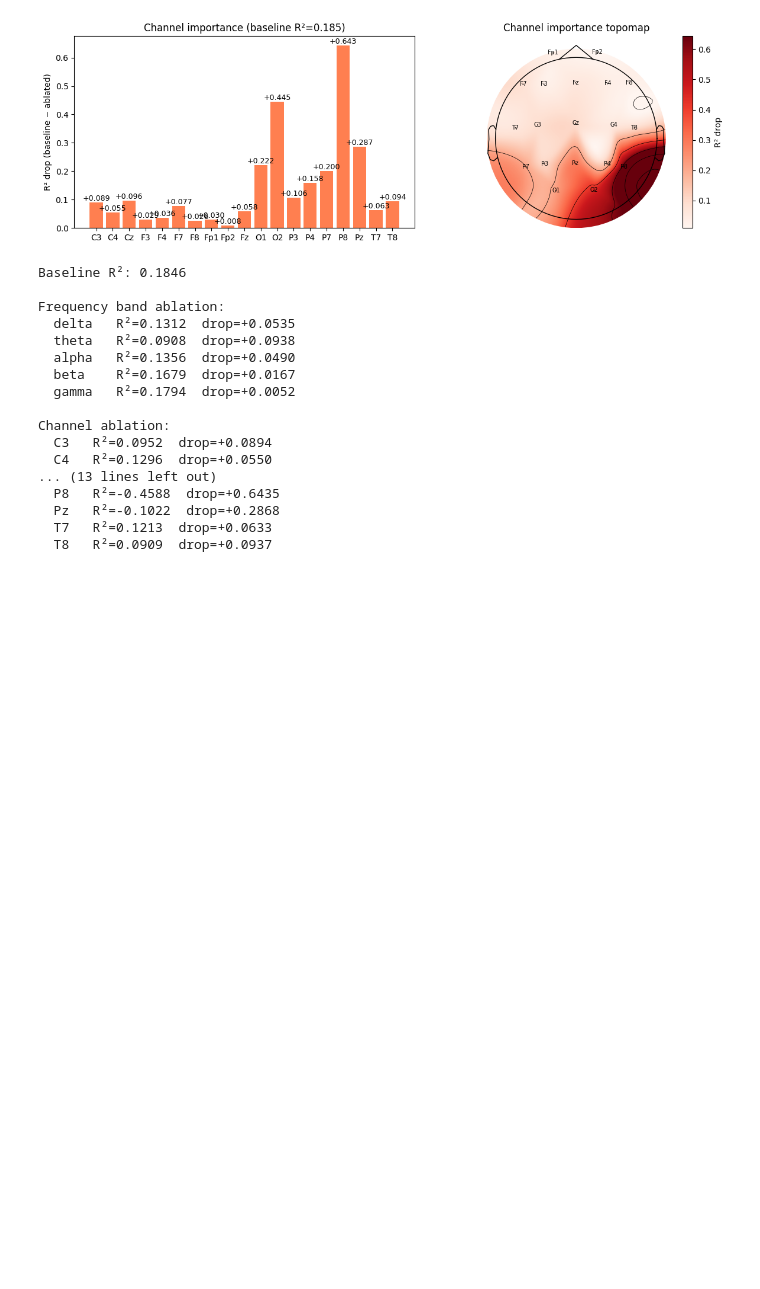
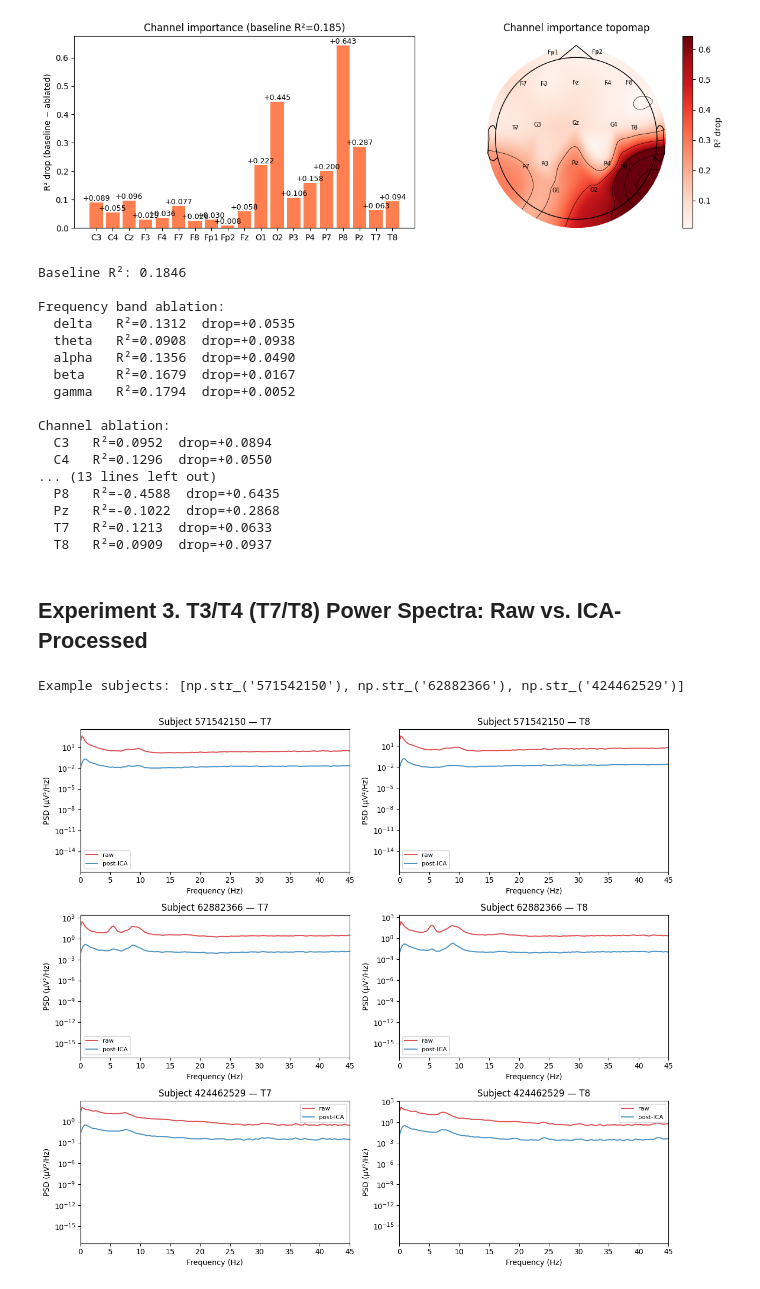
Before and after one commit to william2952/EEG_FDG_dementia, a Jupyter notebook: interpretability_analysis.ipynb, the cells around one changed output. Saved outputs shown, nothing was run; the diff lists cells and outputs as text; code cells hidden in the pictures; blank space fills up the shorter version.

```diff
--- a/interpretability_analysis.ipynb
+++ b/interpretability_analysis.ipynb
@@ -341,3 +341,55 @@ Channel ablation:
   Pz   R²=-0.1022  drop=+0.2868
   T7   R²=0.1213  drop=+0.0633
   T8   R²=0.0909  drop=+0.0937
+# %% [markdown]
+## Experiment 3. T3/T4 (T7/T8) Power Spectra: Raw vs. ICA-Processed
+# %%
+from scipy.signal import welch
+
+RAW_DIR = "model_data/orig_eeg_raw_19_channels"
+ICA_DIR = "model_data/post_ica_19_channels_var"
+PSD_CHANNELS = ["T7", "T8"]   # T3/T4 in the old 10-20 nomenclature
+EXAMPLE_SUBJECTS = list(test_subjects[:3])
+
+def load_channel_trace(parquet_dir, subject, channel):
+    """Concatenate all segments for one channel into a single 1-D trace."""
+    df = pd.read_parquet(Path(parquet_dir) / f"{subject}.parquet",
+                          columns=["channel_name", "segment", "segment_index"])
+    df = df[df["channel_name"] == channel].sort_values("segment_index")
+    return np.concatenate([np.asarray(a, dtype=np.float32) for a in df["segment"]])
+
+def compute_psd(trace, fs=SFREQ, seg_seconds=4):
+    nperseg = min(len(trace), int(fs * seg_seconds))
+    freqs, pxx = welch(trace, fs=fs, nperseg=nperseg)
+    return freqs, pxx
+
+print(f"Example subjects: {EXAMPLE_SUBJECTS}")
+# %% [output]
+Example subjects: [np.str_('571542150'), np.str_('62882366'), np.str_('424462529')]
+# %%
+fig, axes = plt.subplots(len(EXAMPLE_SUBJECTS), len(PSD_CHANNELS),
+                          figsize=(6 * len(PSD_CHANNELS), 3.5 * len(EXAMPLE_SUBJECTS)),
+                          squeeze=False)
+
+for row, subj in enumerate(EXAMPLE_SUBJECTS):
+    for col, ch in enumerate(PSD_CHANNELS):
+        ax = axes[row][col]
+        raw_trace = load_channel_trace(RAW_DIR, subj, ch)
+        ica_trace = load_channel_trace(ICA_DIR, subj, ch)
+
+        f_raw, p_raw = compute_psd(raw_trace)
+        f_ica, p_ica = compute_psd(ica_trace)
+
+        ax.semilogy(f_raw, p_raw, label="raw", color="tab:red", alpha=0.8)
+        ax.semilogy(f_ica, p_ica, label="post-ICA", color="tab:blue", alpha=0.8)
+        ax.set_xlim(0, 45)
+        ax.set_xlabel("Frequency (Hz)")
+        ax.set_ylabel("PSD (µV²/Hz)")
+        ax.set_title(f"Subject {subj} — {ch}")
+        ax.legend(fontsize=8)
+
+plt.tight_layout()
+plt.savefig("model_data/t3_t4_psd_raw_vs_ica.png", dpi=150)
+plt.show()
+# %% [output]
+[figure, added]
```
Also changed, not shown: 2 other files.
